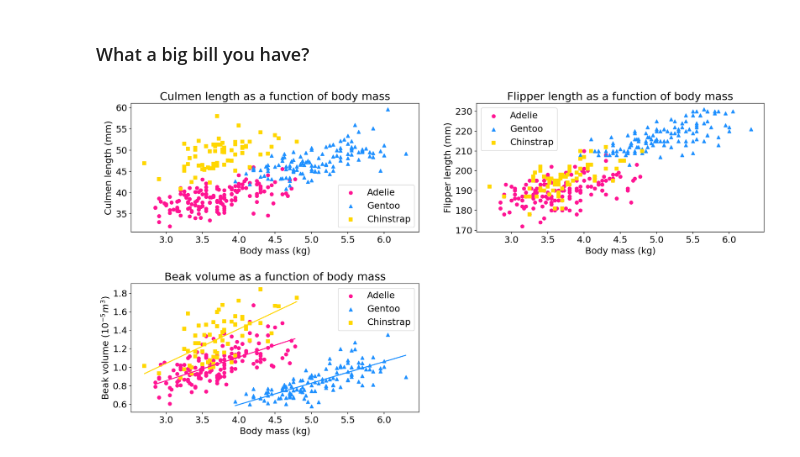
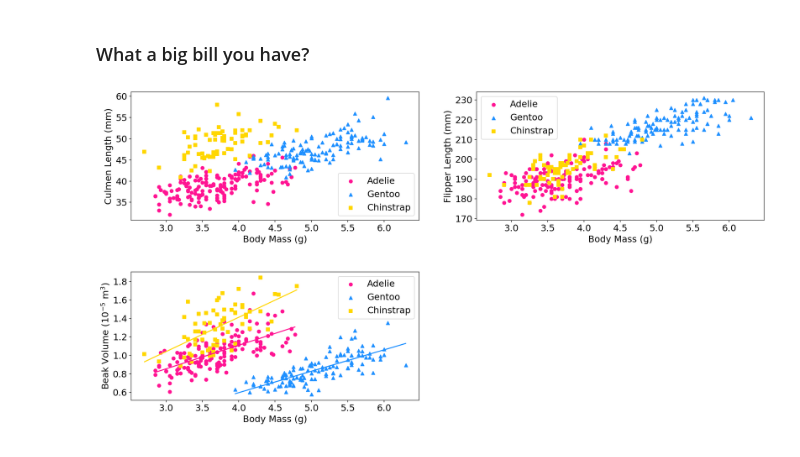
Before and after one commit to amavicpos/other-files, a Jupyter notebook: Scientific computing with Python/C5_notebook.ipynb, the cells around one changed output. Saved outputs shown, nothing was run; the diff lists cells and outputs as text; code cells hidden in the pictures.

Commit message:
Create function for last exercise

```diff
--- a/Scientific computing with Python/C5_notebook.ipynb
+++ b/Scientific computing with Python/C5_notebook.ipynb
@@ -517,40 +517,33 @@ popt = curve_fit(line, penguins_df['Body Mass (g)'].where(penguins_df['Species']
 slope_3 = popt[0]
 interc_3 = popt[1]
 # %%
+def plotting(ax, xcolumn, ycolumn):
+    ax.scatter(penguins_df[xcolumn].where(penguins_df['Species']=='Adelie Penguin (Pygoscelis adeliae)')*10**(-3), penguins_df[ycolumn].where(penguins_df['Species']=='Adelie Penguin (Pygoscelis adeliae)'), label='Adelie', color='DeepPink')
+    ax.scatter(penguins_df[xcolumn].where(penguins_df['Species']=='Gentoo penguin (Pygoscelis papua)')*10**(-3), penguins_df[ycolumn].where(penguins_df['Species']=='Gentoo penguin (Pygoscelis papua)'), label='Gentoo', color='DodgerBlue', marker='^')
+    ax.scatter(penguins_df[xcolumn].where(penguins_df['Species']=='Chinstrap penguin (Pygoscelis antarctica)')*10**(-3), penguins_df[ycolumn].where(penguins_df['Species']=='Chinstrap penguin (Pygoscelis antarctica)'), label='Chinstrap', color='gold', marker='s')
+    ax.set_ylabel(ycolumn)
+    ax.set_xlabel(xcolumn)
+    ax.legend()
+
 fig = plt.figure(figsize=(20,10))
 plt.subplots_adjust(hspace=0.4)
-ax = fig.add_subplot(2,2,1)
-ax.scatter(penguins_df['Body Mass (g)'].where(penguins_df['Species']=='Adelie Penguin (Pygoscelis adeliae)')*10**(-3), penguins_df['Culmen Length (mm)'].where(penguins_df['Species']=='Adelie Penguin (Pygoscelis adeliae)'), label='Adelie', color='DeepPink')
-ax.scatter(penguins_df['Body Mass (g)'].where(penguins_df['Species']=='Gentoo penguin (Pygoscelis papua)')*10**(-3), penguins_df['Culmen Length (mm)'].where(penguins_df['Species']=='Gentoo penguin (Pygoscelis papua)'), label='Gentoo', color='DodgerBlue', marker='^')
-ax.scatter(penguins_df['Body Mass (g)'].where(penguins_df['Species']=='Chinstrap penguin (Pygoscelis antarctica)')*10**(-3), penguins_df['Culmen Length (mm)'].where(penguins_df['Species']=='Chinstrap penguin (Pygoscelis antarctica)'), label='Chinstrap', color='gold', marker='s')
-ax.set_ylabel('Culmen length (mm)')
-ax.set_xlabel('Body mass (kg)')
-ax.set_title('Culmen length as a function of body mass')
-ax.legend()
 
-ax = fig.add_subplot(2,2,2)
-ax.scatter(penguins_df['Body Mass (g)'].where(penguins_df['Species']=='Adelie Penguin (Pygoscelis adeliae)')*10**(-3), penguins_df['Flipper Length (mm)'].where(penguins_df['Species']=='Adelie Penguin (Pygoscelis adeliae)'), label='Adelie', color='DeepPink')
-ax.scatter(penguins_df['Body Mass (g)'].where(penguins_df['Species']=='Gentoo penguin (Pygoscelis papua)')*10**(-3), penguins_df['Flipper Length (mm)'].where(penguins_df['Species']=='Gentoo penguin (Pygoscelis papua)'), label='Gentoo', color='DodgerBlue', marker='^')
-ax.scatter(penguins_df['Body Mass (g)'].where(penguins_df['Species']=='Chinstrap penguin (Pygoscelis antarctica)')*10**(-3), penguins_df['Flipper Length (mm)'].where(penguins_df['Species']=='Chinstrap penguin (Pygoscelis antarctica)'), label='Chinstrap', color='gold', marker='s')
-ax.set_ylabel('Flipper length (mm)')
-ax.set_xlabel('Body mass (kg)')
-ax.set_title('Flipper length as a function of body mass')
-ax.legend()
+ax1 = fig.add_subplot(2,2,1)
+plotting(ax1, 'Body Mass (g)', 'Culmen Length (mm)')
 
-ax = fig.add_subplot(2,2,3)
-ax.scatter(penguins_df['Body Mass (g)'].where(penguins_df['Species']=='Adelie Penguin (Pygoscelis adeliae)')*10**(-3), penguins_df['Beak Volume (10^{-5} m^3)'].where(penguins_df['Species']=='Adelie Penguin (Pygoscelis adeliae)'), label='Adelie', color='DeepPink')
-ax.scatter(penguins_df['Body Mass (g)'].where(penguins_df['Species']=='Gentoo penguin (Pygoscelis papua)')*10**(-3), penguins_df['Beak Volume (10^{-5} m^3)'].where(penguins_df['Species']=='Gentoo penguin (Pygoscelis papua)'), label='Gentoo', color='DodgerBlue', marker='^')
-ax.scatter(penguins_df['Body Mass (g)'].where(penguins_df['Species']=='Chinstrap penguin (Pygoscelis antarctica)')*10**(-3), penguins_df['Beak Volume (10^{-5} m^3)'].where(penguins_df['Species']=='Chinstrap penguin (Pygoscelis antarctica)'), label='Chinstrap', color='gold', marker='s')
-ax.plot(penguins_df['Body Mass (g)'].where(penguins_df['Species']=='Adelie Penguin (Pygoscelis adeliae)')*10**(-3), \
+ax2 = fig.add_subplot(2,2,2)
+plotting(ax2, 'Body Mass (g)', 'Flipper Length (mm)')
+
+ax3 = fig.add_subplot(2,2,3)
+plotting(ax3, 'Body Mass (g)', 'Beak Volume (10^{-5} m^3)')
+ax3.set_ylabel('Beak Volume ($10^{-5}$ m$^3$)')
+ax3.plot(penguins_df['Body Mass (g)'].where(penguins_df['Species']=='Adelie Penguin (Pygoscelis adeliae)')*10**(-3), \
     slope_1*penguins_df['Body Mass (g)'].where(penguins_df['Species']=='Adelie Penguin (Pygoscelis adeliae)')*10**(-3)+interc_1, color='DeepPink')
-ax.plot(penguins_df['Body Mass (g)'].where(penguins_df['Species']=='Gentoo penguin (Pygoscelis papua)')*10**(-3), \
+ax3.plot(penguins_df['Body Mass (g)'].where(penguins_df['Species']=='Gentoo penguin (Pygoscelis papua)')*10**(-3), \
     slope_2*penguins_df['Body Mass (g)'].where(penguins_df['Species']=='Gentoo penguin (Pygoscelis papua)')*10**(-3)+interc_2, color='DodgerBlue')
-ax.plot(penguins_df['Body Mass (g)'].where(penguins_df['Species']=='Chinstrap penguin (Pygoscelis antarctica)')*10**(-3), \
+ax3.plot(penguins_df['Body Mass (g)'].where(penguins_df['Species']=='Chinstrap penguin (Pygoscelis antarctica)')*10**(-3), \
     slope_3*penguins_df['Body Mass (g)'].where(penguins_df['Species']=='Chinstrap penguin (Pygoscelis antarctica)')*10**(-3)+interc_3, color='gold')
-ax.set_ylabel('Beak volume ($10^{-5} m^3$)')
-ax.set_xlabel('Body mass (kg)')
-ax.set_title('Beak volume as a function of body mass')
-ax.legend()
+
 plt.show()
 # %% [output]
-[figure, old version]
+[figure, new version]
```
